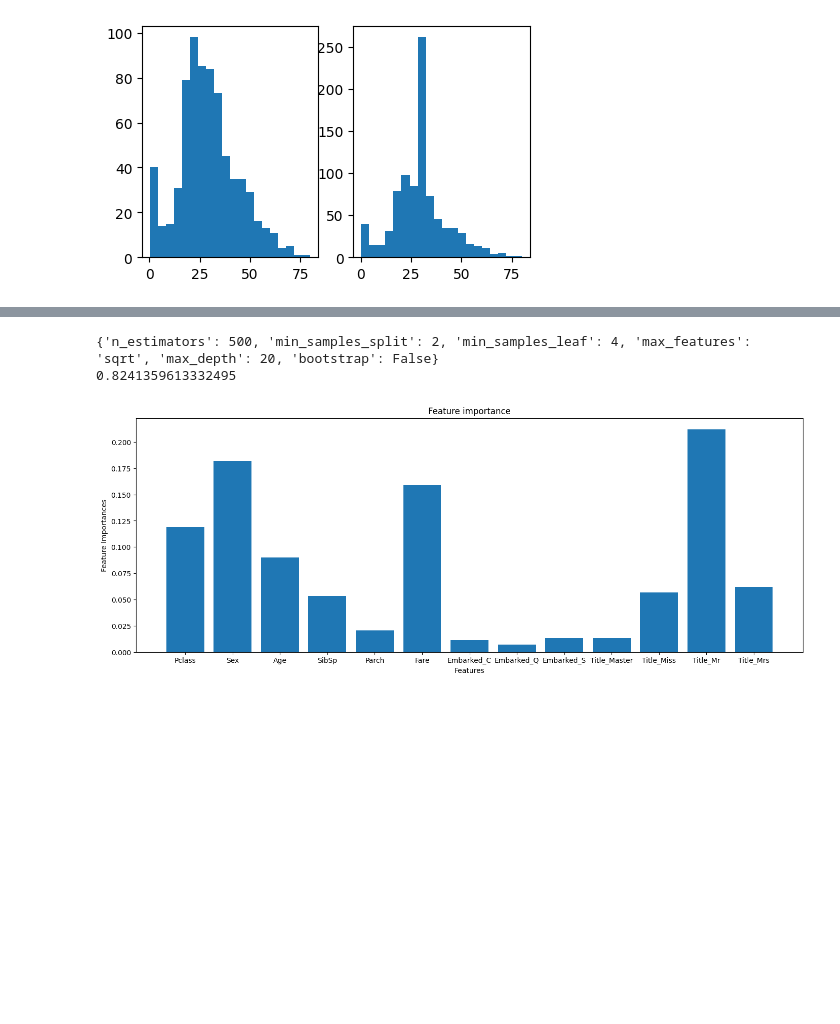
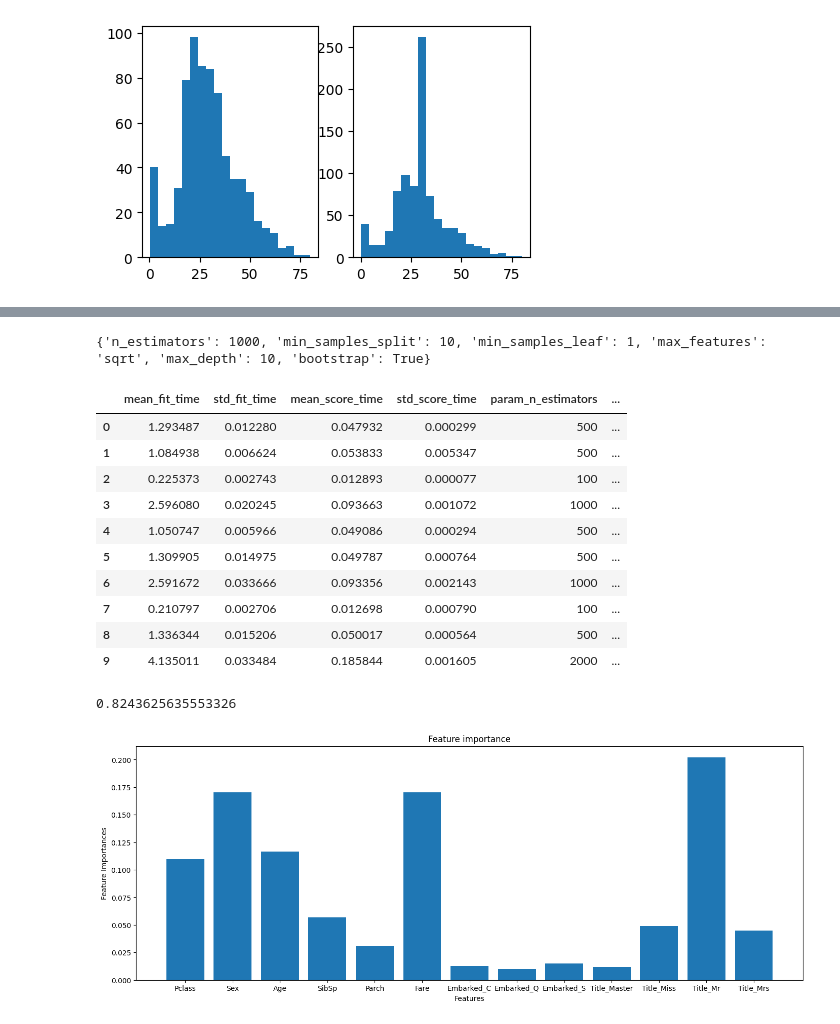
Before and after one commit to lnsayer/kaggle-projects, a Jupyter notebook: titanic-results-notebook.ipynb, the cells around one changed output, grey strips where cells are left out. Saved outputs shown, nothing was run; the diff lists cells and outputs as text; code cells hidden in the pictures; blank space fills up the shorter version.

Commit message:
Kaggle Notebook | Titanic Results Notebook | Version 12

```diff
--- a/titanic-results-notebook.ipynb
+++ b/titanic-results-notebook.ipynb
@@ -114,7 +116,7 @@ def prepare_dataframe(df, drop_columns):
     # Copying dataframe to manipulate
     new_df = df.copy(deep=True)
 
-    new_df["Cabin"] = new_df["Cabin"].notnull().astype('int')
+    # new_df["Cabin"] = new_df["Cabin"].notnull().astype('int')
 
     binary_mapping = {"male" : 0, "female": 1}
     new_df["Sex"] = new_df["Sex"].map(binary_mapping)
@@ -122,8 +124,10 @@ def prepare_dataframe(df, drop_columns):
     new_df['Title'] = new_df['Name'].map(lambda x: re.compile(", (.*?)\.").findall(x)[0])
     new_df['Title'] = new_df.apply(replace_titles, axis=1)
 
+    new_df= replace_cabin(new_df)
+
     numeric_features = ["Age", "Fare"]
-    categorical_features = ["Embarked", "Title"]
+    categorical_features = ["Embarked", "Title", "Deck"]
 
     numeric_transformer = Pipeline(steps = [("imputer", SimpleImputer(strategy="mean"))])
 
@@ -138,9 +142,8 @@ def prepare_dataframe(df, drop_columns):
 
     transformed_data = preprocessor.transform(new_df)
 
-
-    numeric_data = transformed_data[:, :len(numeric_features)]
-    categorical_data = transformed_data[:, len(numeric_features):]
+    numeric_data = transformed_data[:, :len(numeric_features)].toarray()
+    categorical_data = transformed_data[:, len(numeric_features):].toarray()
 
     categorical_encoded_features = preprocessor.named_transformers_['cat']['onehot'] \
                                     .get_feature_names_out(input_features=categorical_features)
@@ -154,6 +157,8 @@ def prepare_dataframe(df, drop_columns):
         new_df.drop("Embarked_missing", axis=1, inplace=True)
     if "Title" in new_df.columns:
         new_df.drop("Title", axis=1, inplace=True)
+    if "Deck" in new_df.columns:
+        new_df.drop("Deck", axis=1, inplace=True)
 
     new_df.drop(drop_columns,axis =1, inplace=True)
 
@@ -361,14 +394,17 @@ from sklearn.base import clone
 np.random.seed(42)
 
 
-drop_columns_titles = ["Embarked", "Ticket", "Name", "PassengerId", "Cabin"]
+# Random forest model not including all the features below
+
+drop_columns_titles = ["Embarked", "Ticket", "Name", "PassengerId", 'Deck_A', 'Deck_B', 'Deck_C', 'Deck_D', \
+       'Deck_E', 'Deck_F', 'Deck_G', 'Deck_U']
 
 from  sklearn.metrics import accuracy_score, precision_score, recall_score, f1_score
 from sklearn.model_selection import RandomizedSearchCV
 from sklearn.model_selection import PredefinedSplit
 
 grid = {
-    'n_estimators': [10, 100, 500, 1000, 2000],
+    'n_estimators': [100, 500, 1000, 2000],
     'max_depth': [None, 10, 20, 40],
     'min_samples_split': [2, 5, 10],
     'min_samples_leaf': [1, 2, 4],
@@ -416,28 +452,39 @@ Fitting 5 folds for each of 10 candidates, totalling 50 fits
 # %%
 pd.set_option('display.min_rows', 20)
 pd.set_option('display.max_rows', 20)
 
 print(best_params_titles)
 cv_results_titles_df = pd.DataFrame(cv_results_titles)
-#display(cv_results_titles_df)
+display(cv_results_titles_df)
 
 print(cv_results_titles_df["mean_test_score"].mean())
 
 importance = rs_clf_titles.best_estimator_.feature_importances_
 
 importance_dictionary = {x_train_titles.columns[i] : importance[i] for i in range(len(importance)) }
 importance
 
 keys = importance_dictionary.keys()
 values = importance_dictionary.values()
 
 plt.figure(figsize=(17, 6))
 plt.bar(keys, values)
 plt.xlabel('Features')
 plt.ylabel('Feature Importances')
 plt.title('Feature importance')
 plt.show()
 # %% [output]
-{'n_estimators': 500, 'min_samples_split': 2, 'min_samples_leaf': 4, 'max_features': 'sqrt', 'max_depth': 20, 'bootstrap': False}
-0.8241359613332495
+{'n_estimators': 1000, 'min_samples_split': 10, 'min_samples_leaf': 1, 'max_features': 'sqrt', 'max_depth': 10, 'bootstrap': True}
+|  | mean_fit_time | std_fit_time | mean_score_time | std_score_time | param_n_estimators | ... |
+| 0 | 1.293487 | 0.012280 | 0.047932 | 0.000299 | 500 | ... |
+| 1 | 1.084938 | 0.006624 | 0.053833 | 0.005347 | 500 | ... |
+| 2 | 0.225373 | 0.002743 | 0.012893 | 0.000077 | 100 | ... |
+| 3 | 2.596080 | 0.020245 | 0.093663 | 0.001072 | 1000 | ... |
+| 4 | 1.050747 | 0.005966 | 0.049086 | 0.000294 | 500 | ... |
+| 5 | 1.309905 | 0.014975 | 0.049787 | 0.000764 | 500 | ... |
+| 6 | 2.591672 | 0.033666 | 0.093356 | 0.002143 | 1000 | ... |
+| 7 | 0.210797 | 0.002706 | 0.012698 | 0.000790 | 100 | ... |
+| 8 | 1.336344 | 0.015206 | 0.050017 | 0.000564 | 500 | ... |
+| 9 | 4.135011 | 0.033484 | 0.185844 | 0.001605 | 2000 | ... |
+0.8243625635553326
-[figure, old version]
+[figure, new version]
```
Also changed, not shown: parts of 14 cells of this notebook.
